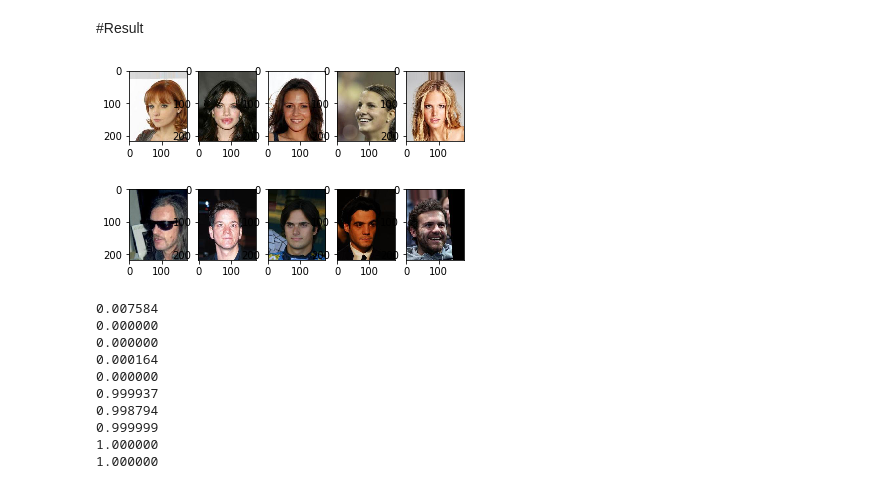
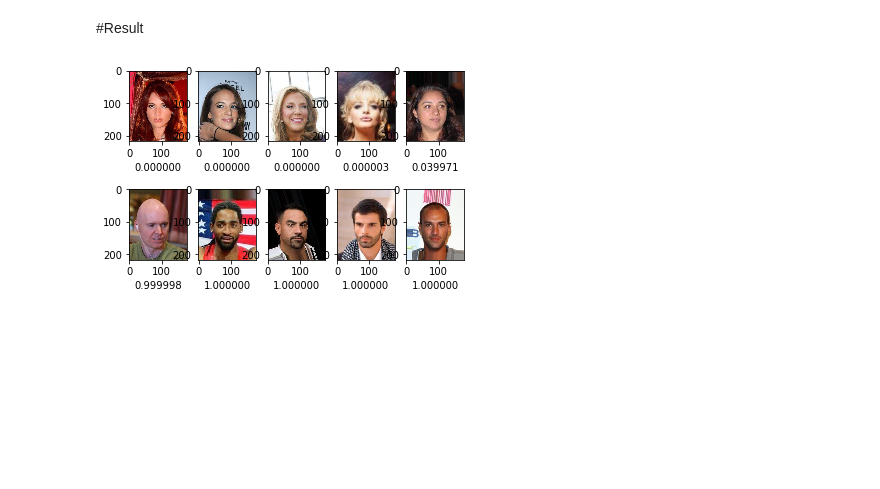
Before and after one commit to Yeongseok-Kim/PytorchClassReview, a Jupyter notebook: gender_classificater.ipynb, the cells around one changed output. Cells and saved outputs as stored; diff of their text form; code cells hidden in the pictures; blank space fills up the shorter version.

```diff
--- a/gender_classificater.ipynb
+++ b/gender_classificater.ipynb
@@ -158,52 +158,42 @@ transforms = transforms.Compose([transforms.CenterCrop((128, 128)),
 
 if __name__ == '__main__':
     device = 'cuda' if torch.cuda.is_available() else 'cpu'
 
     net = Classificater().to(device)
 
     load_net = './gender_classificater_epoch_20.pth'
     net.load_state_dict(torch.load(load_net))
 
     with torch.no_grad():
         female_dir = '/content/test_set/female/'
         male_dir = '/content/test_set/male/'
 
         female_list = [female_dir + file_name for file_name in os.listdir(female_dir)]
         male_list = [male_dir + file_name for file_name in os.listdir(male_dir)]
 
         random.shuffle(female_list)
         random.shuffle(male_list)
 
         imgs = female_list[:5] + male_list[:5]
 
         fig = plt.figure()
 
-        ax = []
-        for i in range(1, 11):
-            ax.append(fig.add_subplot(2, 5, i))
-
-        for i in range(10):
-            show_img = mpimg.imread(imgs[i])
-            ax[i].imshow(show_img)
-
-        plt.show()
-
+        results = []
         for img in imgs:
             test_img = Image.open(img)
             test_img = transforms(test_img).to(device)
 
             prediction = net(test_img.unsqueeze(0))
 
-            print("%f" % prediction)
+            results.append(prediction.float())
+
+        ax = []
+        for i in range(10):
+            ax.append(fig.add_subplot(2, 5, i + 1))
+            show_img = mpimg.imread(imgs[i])
+            ax[i].imshow(show_img)
+            ax[i].set_xlabel('%f' % results[i])
+
+        plt.show()
 # %% [output]
-[figure, old version]
+[figure, new version]
-0.007584
-0.000000
-0.000000
-0.000164
-0.000000
-0.999937
-0.998794
-0.999999
-1.000000
-1.000000
```
